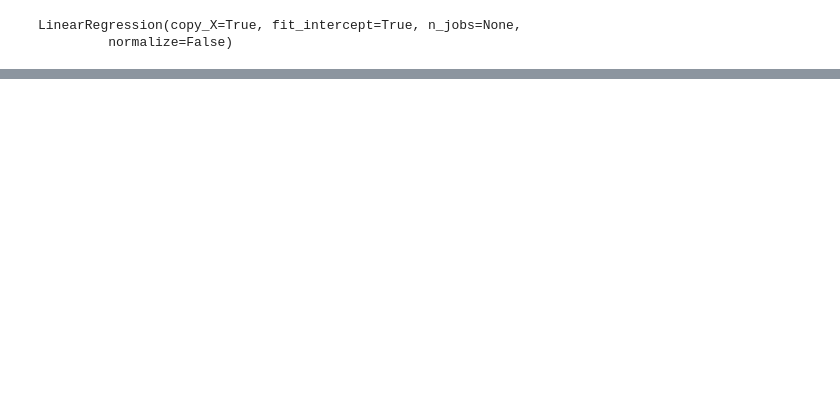
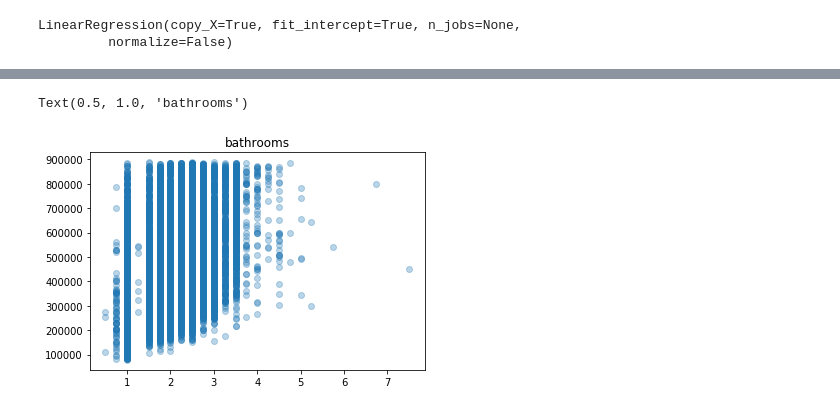
Before and after one commit to AlecMorgan/Housing-Price-Predictor, a Jupyter notebook: wip.ipynb, the cells around one changed output, grey strips where cells are left out. Cells and saved outputs as stored; diff of their text form; code cells hidden in the pictures; blank space fills up the shorter version.

```diff
--- a/wip.ipynb
+++ b/wip.ipynb
@@ -319,0 +332,7 @@ array([       nan, 1.41421356, 1.73205081, 2.        ])
+# %%
+#TODO(Kayli) clean this so that it iterates through the df rather than writing out
+plt.scatter(house_data['bathrooms'], house_data['price'], alpha = 0.3)
+plt.title('bathrooms')
+# %% [output]
+Text(0.5, 1.0, 'bathrooms')
+[figure, added]
```
Also changed, not shown: parts of 26 cells of this notebook.
